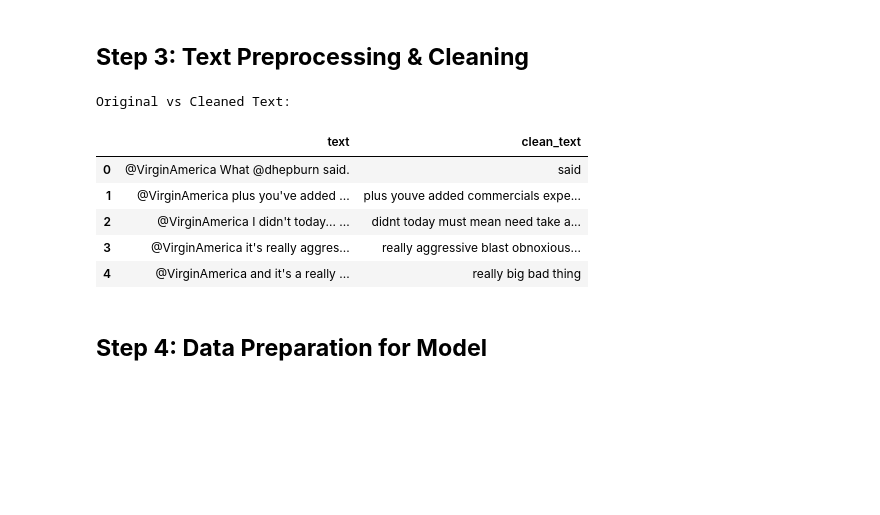
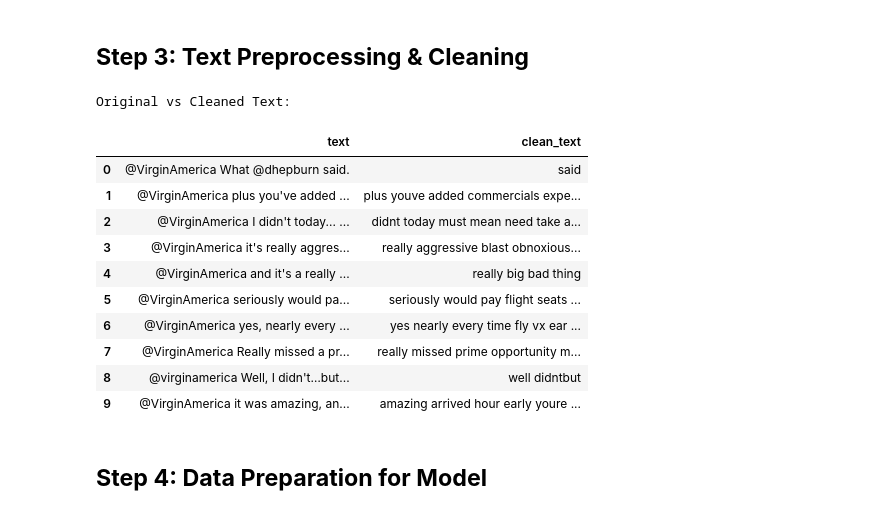
Before and after one commit to LatiefDataVisionary/airline-sentiment-nlp-capstone, a Jupyter notebook: notebooks/notebook.ipynb, the cells around one changed output. Saved outputs shown, nothing was run; the diff lists cells and outputs as text; code cells hidden in the pictures; blank space fills up the shorter version.

Commit message:
modification in Step 3: Text Preprocessing & Cleaning

```diff
--- a/notebooks/notebook.ipynb
+++ b/notebooks/notebook.ipynb
@@ -197,8 +198,6 @@ Passing `palette` without assigning `hue` is deprecated and will be removed in v
 # %% [markdown]
 ## **Step 3: Text Preprocessing & Cleaning**
 # %%
-from nltk.corpus import stopwords
-
 # Text Preprocessing Function
 def preprocess_text(text):
     # Remove URLs
@@ -206,34 +205,39 @@ def preprocess_text(text):
     # Remove mentions (@users) and hashtags (#)
     text = re.sub(r'@\w+|#', '', text)
     # Convert to lowercase
     text = text.lower()
     # Remove punctuation
     text = re.sub(r'[^\w\s]', '', text)
     # Remove numbers
     text = re.sub(r'\d+', '', text)
     # Tokenization
     tokens = nltk.word_tokenize(text)
     # Remove Stopwords
     stop_words = set(stopwords.words('english'))
     tokens = [word for word in tokens if word not in stop_words]
     # Join tokens back into a string
     cleaned_text = ' '.join(tokens)
     return cleaned_text
 
 # Apply the preprocessing function to the 'text' column
 df['clean_text'] = df['text'].apply(preprocess_text)
 
 # Display the first few rows of 'text' and 'clean_text' for comparison
 print("Original vs Cleaned Text:")
-display(df[['text', 'clean_text']].head())
+display(df[['text', 'clean_text']].head(10))
 # %% [output]
 Original vs Cleaned Text:
 |  | text | clean_text |
 | 0 | @VirginAmerica What @dhepburn said. | said |
 | 1 | @VirginAmerica plus you've added ... | plus youve added commercials expe... |
 | 2 | @VirginAmerica I didn't today... ... | didnt today must mean need take a... |
 | 3 | @VirginAmerica it's really aggres... | really aggressive blast obnoxious... |
 | 4 | @VirginAmerica and it's a really ... | really big bad thing |
+| 5 | @VirginAmerica seriously would pa... | seriously would pay flight seats ... |
+| 6 | @VirginAmerica yes, nearly every ... | yes nearly every time fly vx ear ... |
+| 7 | @VirginAmerica Really missed a pr... | really missed prime opportunity m... |
+| 8 | @virginamerica Well, I didn't…but... | well didntbut |
+| 9 | @VirginAmerica it was amazing, an... | amazing arrived hour early youre ... |
 # %% [markdown]
 ## **Step 4: Data Preparation for Model**
 # %%
```
Also changed, not shown: parts of 1 cell of this notebook.
